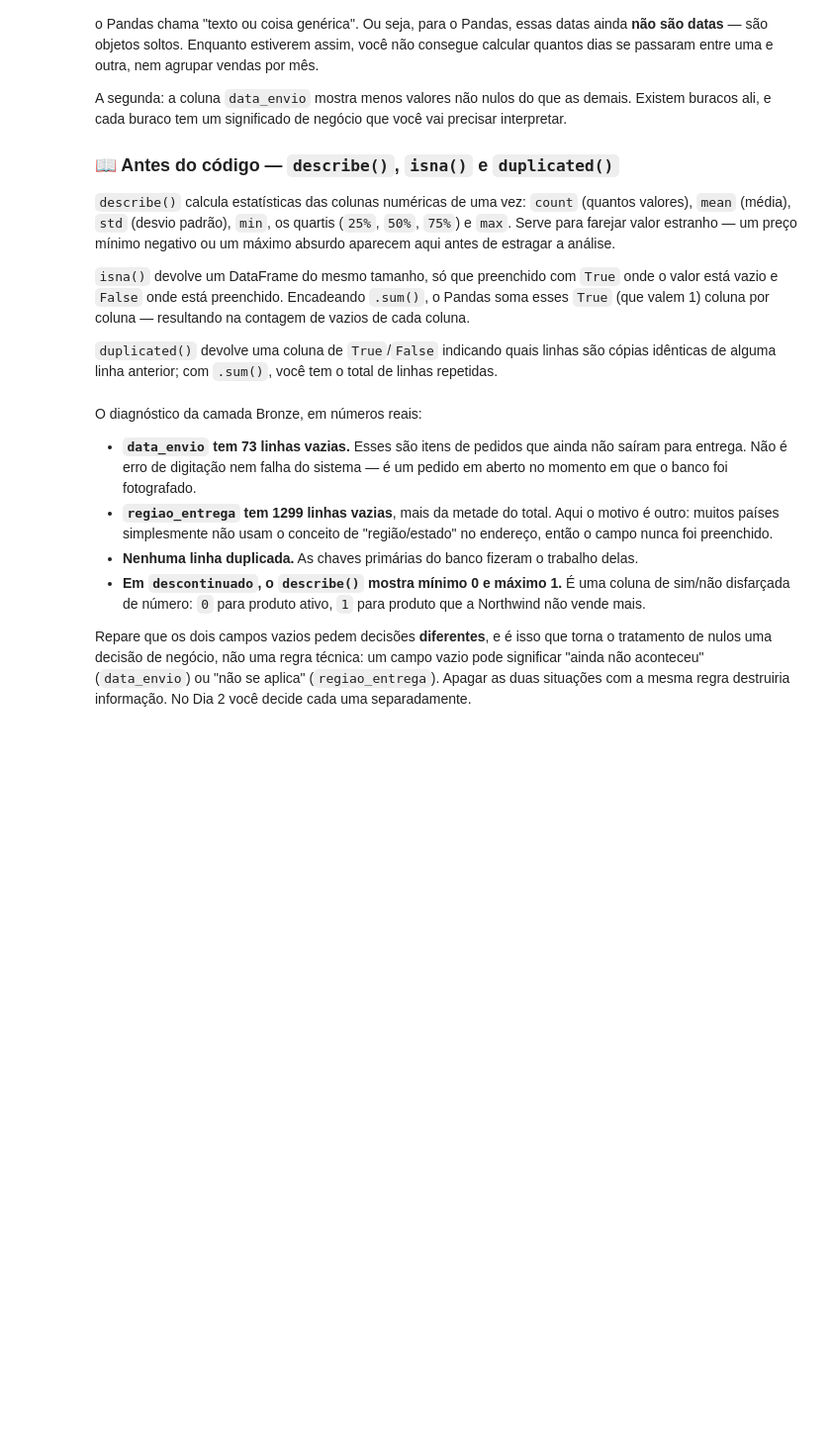
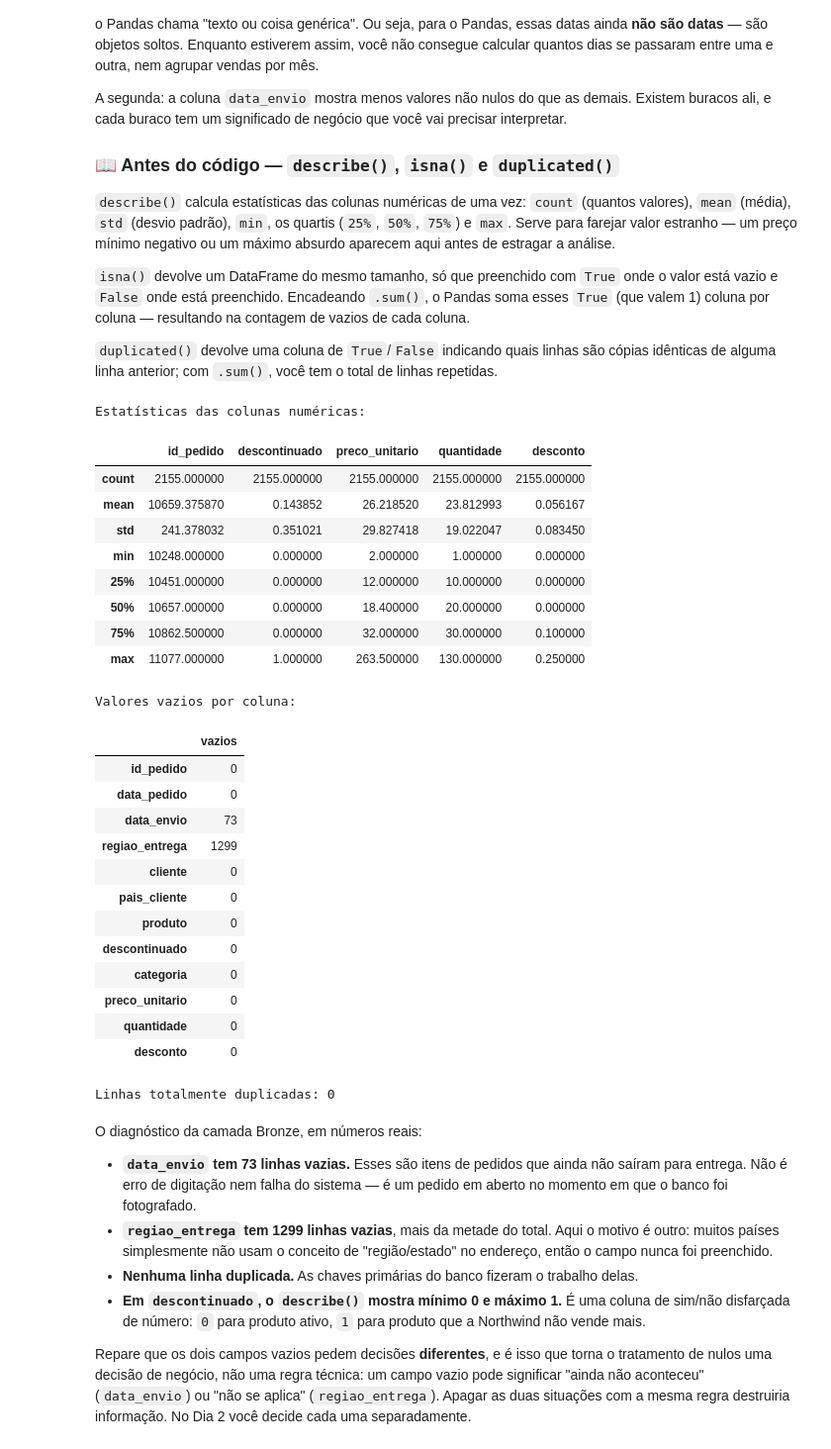
Before and after one commit to laisalegri/turma05-analise-de-dados-com-python, a Jupyter notebook: 12_/notebook_colab_aluno.ipynb, the cells around one changed output. Shown at 99% size. Drawn from its saved outputs; the diff is of its cells as text; code cells hidden in the pictures; blank space fills up the shorter version.

```diff
--- a/12_/notebook_colab_aluno.ipynb
+++ b/12_/notebook_colab_aluno.ipynb
@@ -675,34 +748,61 @@ A segunda: a coluna `data_envio` mostra menos valores não nulos do que as demai
 import psycopg2
 import pandas as pd
 
 conexao = psycopg2.connect(
     host="localhost",
+    port="5433",
     dbname="northwind",
     user="postgres",
-    password="SUA_SENHA_AQUI",
+    password="admin",
 )
 
 bronze = pd.read_sql('''
     SELECT p.id_pedido, p.data_pedido, p.data_envio, p.ship_region AS regiao_entrega,
            cl.nome_empresa AS cliente, cl.pais AS pais_cliente,
            pr.nome_produto AS produto, pr.descontinuado, cat.nome_categoria AS categoria,
            ip.preco_unitario, ip.quantidade, ip.desconto
     FROM itens_pedido ip
     JOIN pedidos p ON p.id_pedido = ip.id_pedido
     JOIN clientes cl ON cl.id_cliente = p.id_cliente
     JOIN produtos pr ON pr.id_produto = ip.id_produto
     JOIN categorias cat ON cat.id_categoria = pr.id_categoria
 ''', conexao)
 
 print("Estatísticas das colunas numéricas:")
 display(bronze.describe())
 
 print("\nValores vazios por coluna:")
 display(bronze.isna().sum().to_frame("vazios"))
 
 print("\nLinhas totalmente duplicadas:", bronze.duplicated().sum())
 
 conexao.close()
+# %% [output]
+Estatísticas das colunas numéricas:
+|  | id_pedido | descontinuado | preco_unitario | quantidade | desconto |
+| count | 2155.000000 | 2155.000000 | 2155.000000 | 2155.000000 | 2155.000000 |
+| mean | 10659.375870 | 0.143852 | 26.218520 | 23.812993 | 0.056167 |
+| std | 241.378032 | 0.351021 | 29.827418 | 19.022047 | 0.083450 |
+| min | 10248.000000 | 0.000000 | 2.000000 | 1.000000 | 0.000000 |
+| 25% | 10451.000000 | 0.000000 | 12.000000 | 10.000000 | 0.000000 |
+| 50% | 10657.000000 | 0.000000 | 18.400000 | 20.000000 | 0.000000 |
+| 75% | 10862.500000 | 0.000000 | 32.000000 | 30.000000 | 0.100000 |
+| max | 11077.000000 | 1.000000 | 263.500000 | 130.000000 | 0.250000 |
+Valores vazios por coluna:
+|  | vazios |
+| id_pedido | 0 |
+| data_pedido | 0 |
+| data_envio | 73 |
+| regiao_entrega | 1299 |
+| cliente | 0 |
+| pais_cliente | 0 |
+| produto | 0 |
+| descontinuado | 0 |
+| categoria | 0 |
+| preco_unitario | 0 |
+| quantidade | 0 |
+| desconto | 0 |
+Linhas totalmente duplicadas: 0
 # %% [markdown]
 O diagnóstico da camada Bronze, em números reais:
 
```
Also changed, not shown: parts of 3 cells of this notebook.
